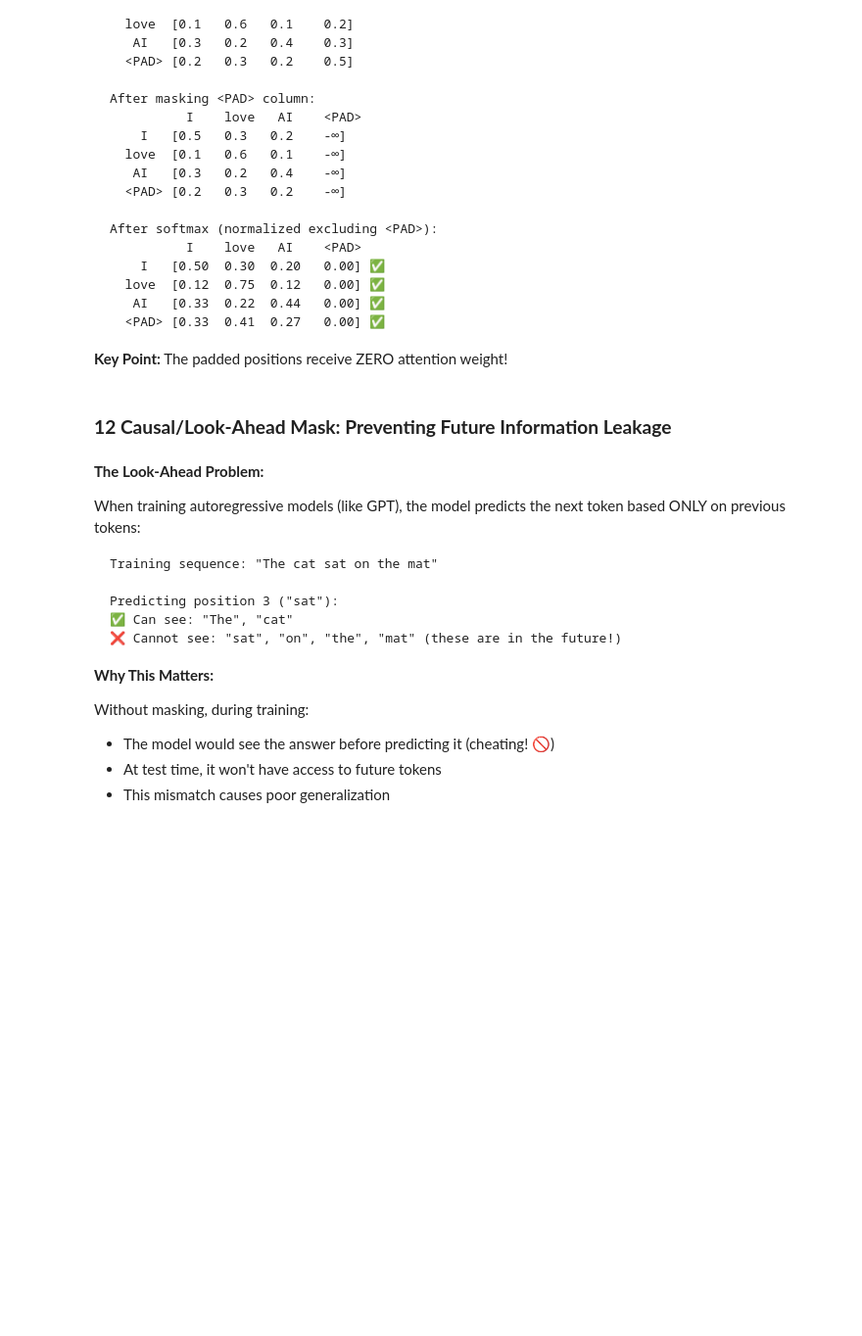
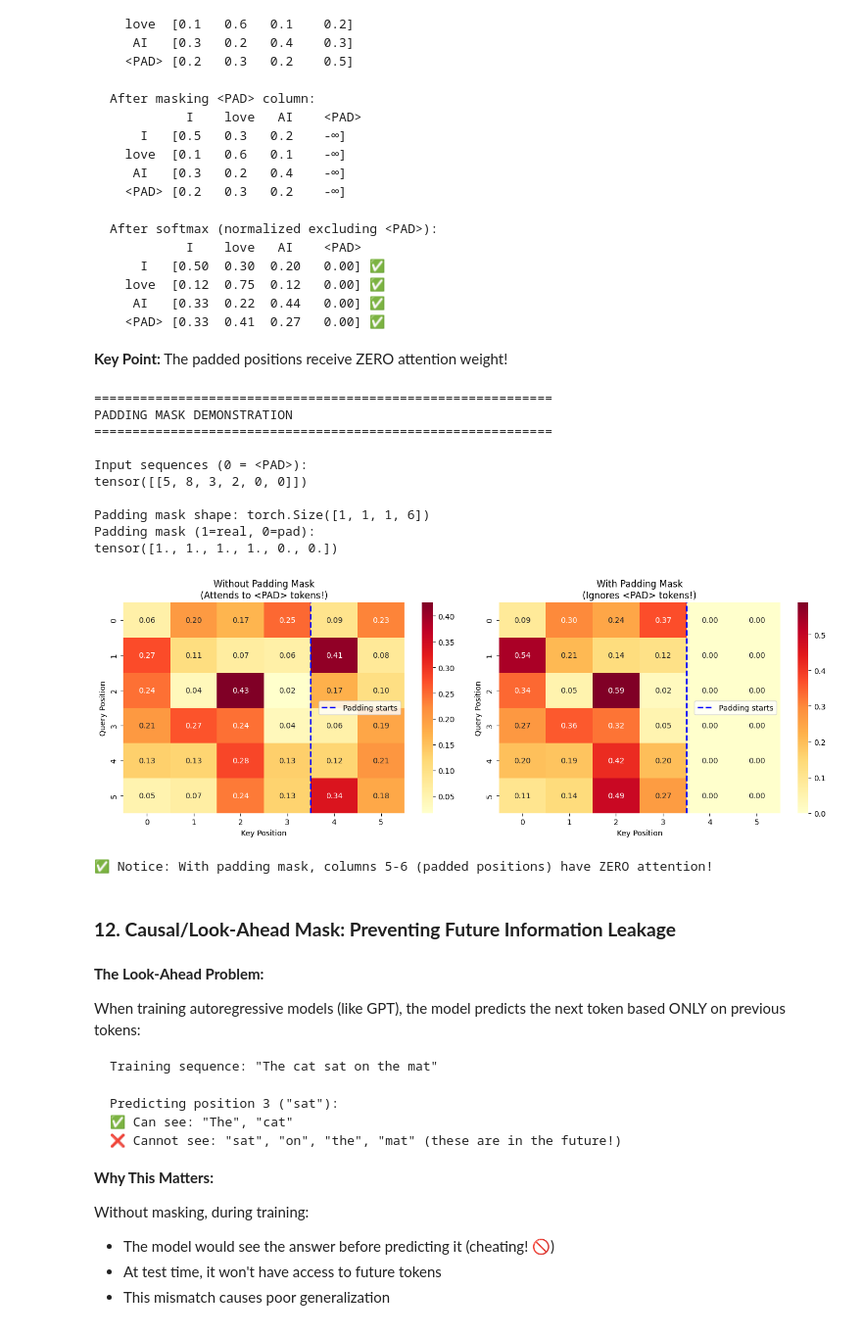
Before and after one commit to sshariqali/UK-AI-Olympiad, a Jupyter notebook: Day_7/intro_to_transformers_and_attention.ipynb, the cells around one changed output. Shown: that part at 98% size. Drawn from its saved outputs; the diff is of its cells as text; code cells hidden in the pictures; blank space fills up the shorter version.

```diff
--- a/Day_7/intro_to_transformers_and_attention.ipynb
+++ b/Day_7/intro_to_transformers_and_attention.ipynb
@@ -1025,8 +865,8 @@ print()
 # 0 represents <PAD> token
 sequences = torch.tensor([
     [5, 8, 3, 2, 0, 0],  # Length 4 (2 pads)
-    [7, 4, 9, 1, 6, 2],  # Length 6 (0 pads)
-    [3, 8, 0, 0, 0, 0],  # Length 2 (4 pads)
+    # [7, 4, 9, 1, 6, 2],  # Length 6 (0 pads)
+    # [3, 8, 0, 0, 0, 0],  # Length 2 (4 pads)
 ])
 
 print("Input sequences (0 = <PAD>):")
@@ -1051,38 +891,52 @@ V = torch.randn(batch_size, seq_len, d_model)
 output_no_mask, attn_no_mask = scaled_dot_product_attention_pytorch(Q, K, V, mask=None)
 
 # Compute attention WITH padding mask
-output_with_mask, attn_with_mask = scaled_dot_product_attention_pytorch(Q, K, V, mask=pad_mask)
+pad_mask_3d = pad_mask.squeeze(1)
+output_with_mask, attn_with_mask = scaled_dot_product_attention_pytorch(Q, K, V, mask=pad_mask_3d)
 
 # Visualize the difference
 fig, axes = plt.subplots(1, 2, figsize=(14, 5))
 
 # Without mask
 sns.heatmap(attn_no_mask[0].detach().numpy(),
             annot=True, fmt='.2f', cmap='YlOrRd',
             ax=axes[0])
-axes[0].set_title('Without Padding Mask\n(Attends to <PAD> tokens! ❌)')
+axes[0].set_title('Without Padding Mask\n(Attends to <PAD> tokens!)')
 axes[0].set_xlabel('Key Position')
 axes[0].set_ylabel('Query Position')
 
 # With mask
 sns.heatmap(attn_with_mask[0].detach().numpy(),
             annot=True, fmt='.2f', cmap='YlOrRd',
             ax=axes[1])
-axes[1].set_title('With Padding Mask\n(Ignores <PAD> tokens! ✅)')
+axes[1].set_title('With Padding Mask\n(Ignores <PAD> tokens!)')
 axes[1].set_xlabel('Key Position')
 axes[1].set_ylabel('Query Position')
 
 # Mark padded positions
 for ax in axes:
     ax.axvline(x=4, color='blue', linewidth=2, linestyle='--', label='Padding starts')
     ax.legend()
 
 plt.tight_layout()
 plt.show()
 
 print("\n✅ Notice: With padding mask, columns 5-6 (padded positions) have ZERO attention!")
+# %% [output]
+============================================================
+PADDING MASK DEMONSTRATION
+============================================================
+
+Input sequences (0 = <PAD>):
+tensor([[5, 8, 3, 2, 0, 0]])
+
+Padding mask shape: torch.Size([1, 1, 1, 6])
+Padding mask (1=real, 0=pad):
+tensor([1., 1., 1., 1., 0., 0.])
+[figure, added]
+✅ Notice: With padding mask, columns 5-6 (padded positions) have ZERO attention!
 # %% [markdown]
-### **12 Causal/Look-Ahead Mask: Preventing Future Information Leakage**
+### **12. Causal/Look-Ahead Mask: Preventing Future Information Leakage**
 # %% [markdown]
 **The Look-Ahead Problem:**
 
```
Also changed, not shown: parts of 37 cells of this notebook, 2 other files.
